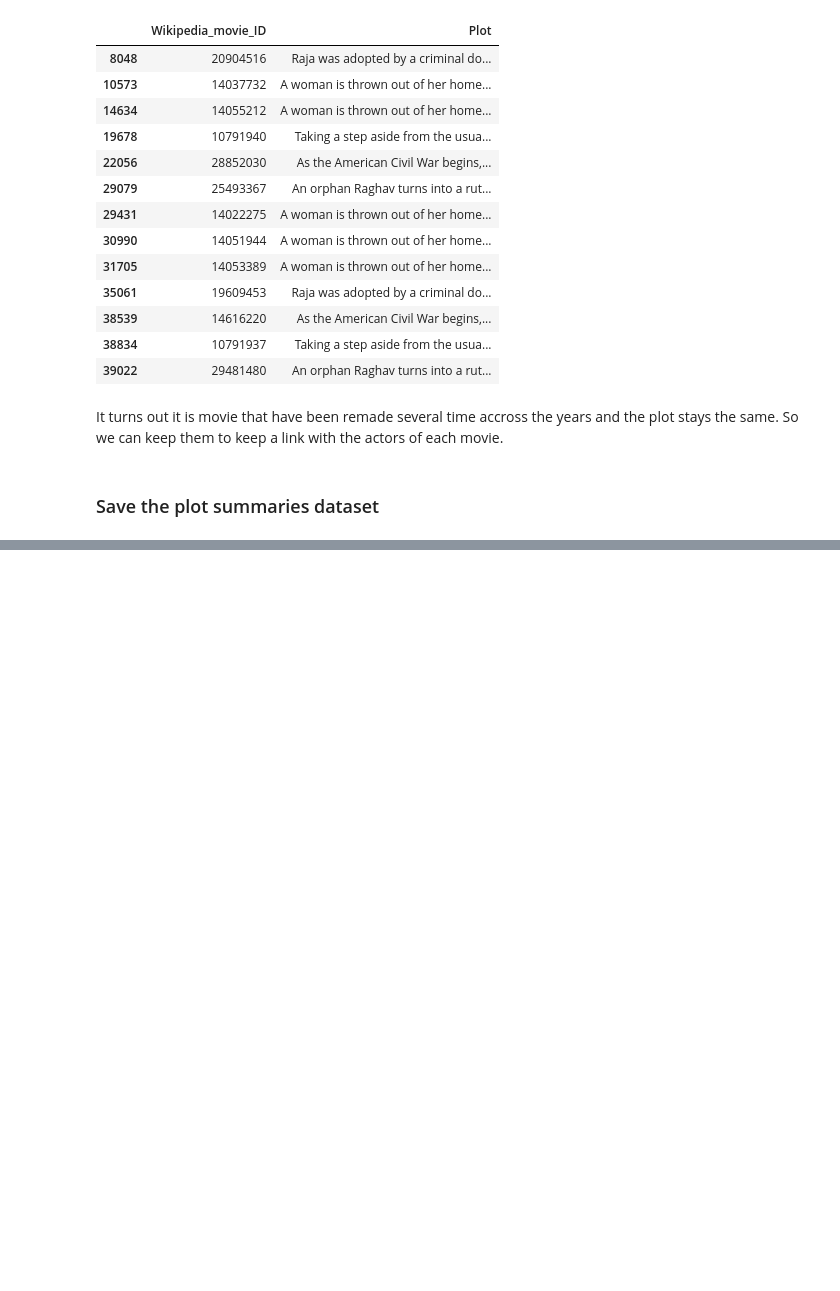
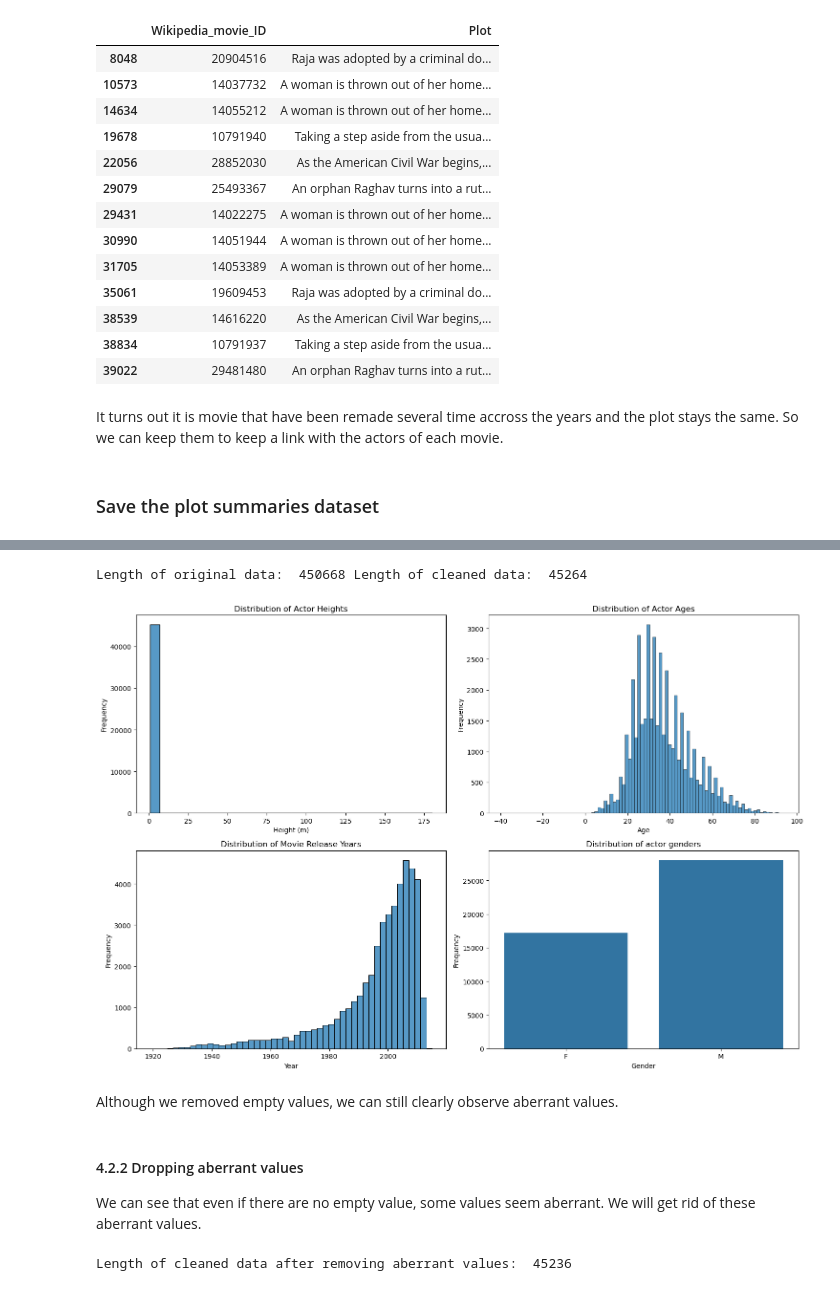
Before and after one commit to epfl-ada/ada-2024-project-adanonymous, a Jupyter notebook: src/utils/preprocessing.ipynb, the cells around one changed output, grey strips where cells are left out. Cells and saved outputs as stored; diff of their text form; code cells hidden in the pictures; blank space fills up the shorter version.

```diff
--- a/src/utils/preprocessing.ipynb
+++ b/src/utils/preprocessing.ipynb
@@ -680,0 +780,56 @@ summaries.to_pickle('../../data/plot_summaries.pkl')
+# %%
+copy1 = character_metadata.copy()
+clean_data = copy1.dropna()
+
+print("Length of original data: ", len(character_metadata), "Length of cleaned data: ", len(clean_data))
+# %% [output]
+Length of original data:  450668 Length of cleaned data:  45264
+# %%
+fig, axs = plt.subplots(2, 2, figsize=(15, 10))
+sns.histplot(clean_data['Actor_Height'], bins=30, ax=axs[0, 0])
+axs[0, 0].set_title('Distribution of Actor Heights')
+axs[0, 0].set_xlabel('Height (m)')
+axs[0, 0].set_ylabel('Frequency')
+
+sns.histplot(clean_data['Actor_Age_At_Movie_Release'], bins=92, ax=axs[0, 1])
+axs[0, 1].set_title('Distribution of Actor Ages')
+axs[0, 1].set_xlabel('Age')
+axs[0, 1].set_ylabel('Frequency')
+
+sns.histplot(clean_data['Movie_Release_Year'], bins=49, ax=axs[1, 0])
+axs[1, 0].set_title('Distribution of Movie Release Years')
+axs[1, 0].set_xlabel('Year')
+axs[1, 0].set_ylabel('Frequency')
+
+sns.countplot(data=clean_data, x='Actor_Gender', ax=axs[1, 1])
+axs[1, 1].set_title('Distribution of actor genders')
+axs[1, 1].set_xlabel('Gender')
+axs[1, 1].set_ylabel('Frequency')
+
+plt.tight_layout()
+plt.show()
+# %% [output]
+[figure, added]
+# %% [markdown]
+
+Although we removed empty values, we can still clearly observe aberrant values.
+# %% [markdown]
+#### 4.2.2 Dropping aberrant values
+
+
+
+We can see that even if there are no empty value, some values seem aberrant. We will get rid of these aberrant values.
+# %%
+clean_data = clean_data[clean_data['Actor_Height'] > 0]
+clean_data = clean_data[clean_data['Actor_Height'] < 3]
+clean_data = clean_data[clean_data['Actor_Age_At_Movie_Release'] > 0]
+clean_data = clean_data[clean_data['Actor_Age_At_Movie_Release'] < 110]
+clean_data = clean_data[clean_data['Movie_Release_Year'] > 1850]
+clean_data = clean_data[clean_data['Movie_Release_Year'] < 2020]
+clean_data = clean_data[clean_data['Actor_YOB'] > 1840]
+clean_data = clean_data[clean_data['Actor_YOB'] < 2020]
+
+
+print("Length of cleaned data after removing aberrant values: ", len(clean_data))
+# %% [output]
+Length of cleaned data after removing aberrant values:  45236
```
Also changed, not shown: parts of 25 cells of this notebook, 6 other files.
